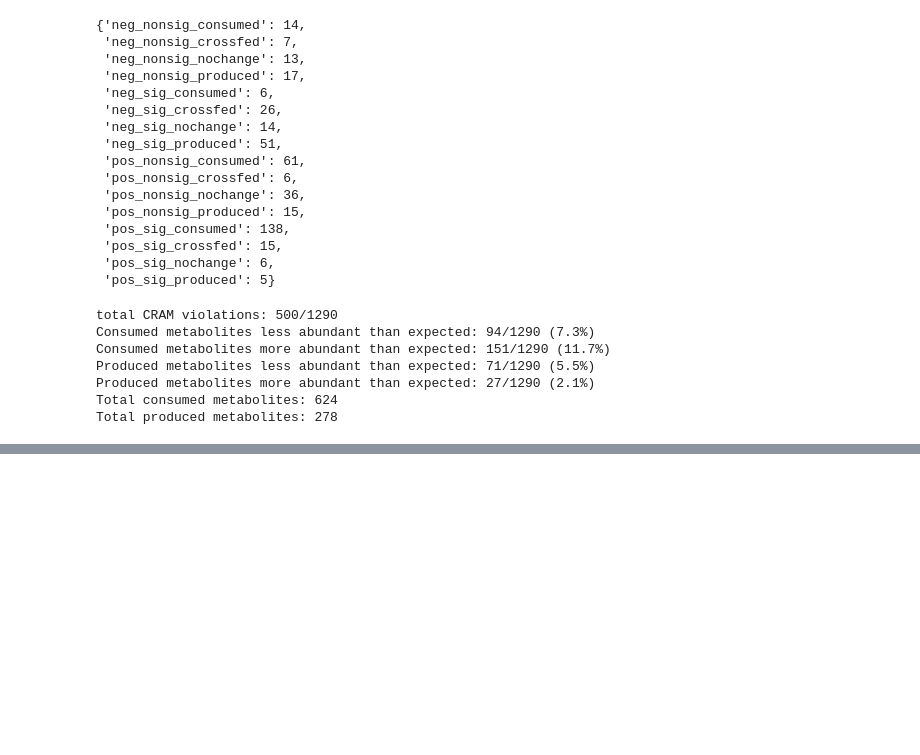
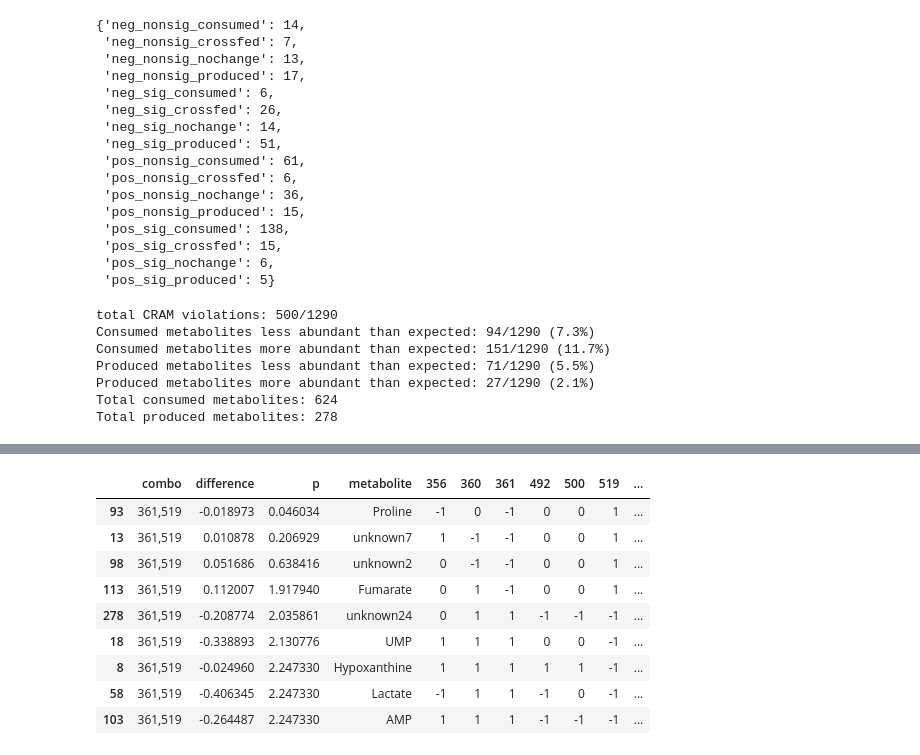
Before and after one commit to gregmedlock/asf_interactions, a Jupyter notebook: bin/CRAM_triangles_volcanoes.ipynb, the cells around one changed output, grey strips where cells are left out. Drawn from its saved outputs; the diff is of its cells as text; code cells hidden in the pictures; blank space fills up the shorter version.

```diff
--- a/bin/CRAM_triangles_volcanoes.ipynb
+++ b/bin/CRAM_triangles_volcanoes.ipynb
@@ -679,0 +746,14 @@ Total produced metabolites: 278
+# %%
+summary_positives_frame.loc[(summary_positives_frame['change_code'] == 'consumed_and_produced') &\
+                           (summary_positives_frame['combo'] == '361,519')].sort_values(by='p')
+# %% [output]
+|  | combo | difference | p | metabolite | 356 | 360 | 361 | 492 | 500 | 519 | ... |
+| 93 | 361,519 | -0.018973 | 0.046034 | Proline | -1 | 0 | -1 | 0 | 0 | 1 | ... |
+| 13 | 361,519 | 0.010878 | 0.206929 | unknown7 | 1 | -1 | -1 | 0 | 0 | 1 | ... |
+| 98 | 361,519 | 0.051686 | 0.638416 | unknown2 | 0 | -1 | -1 | 0 | 0 | 1 | ... |
+| 113 | 361,519 | 0.112007 | 1.917940 | Fumarate | 0 | 1 | -1 | 0 | 0 | 1 | ... |
+| 278 | 361,519 | -0.208774 | 2.035861 | unknown24 | 0 | 1 | 1 | -1 | -1 | -1 | ... |
+| 18 | 361,519 | -0.338893 | 2.130776 | UMP | 1 | 1 | 1 | 0 | 0 | -1 | ... |
+| 8 | 361,519 | -0.024960 | 2.247330 | Hypoxanthine | 1 | 1 | 1 | 1 | 1 | -1 | ... |
+| 58 | 361,519 | -0.406345 | 2.247330 | Lactate | -1 | 1 | 1 | -1 | 0 | -1 | ... |
+| 103 | 361,519 | -0.264487 | 2.247330 | AMP | 1 | 1 | 1 | -1 | -1 | -1 | ... |
```
Also changed, not shown: parts of 4 cells of this notebook, 12 other files.
